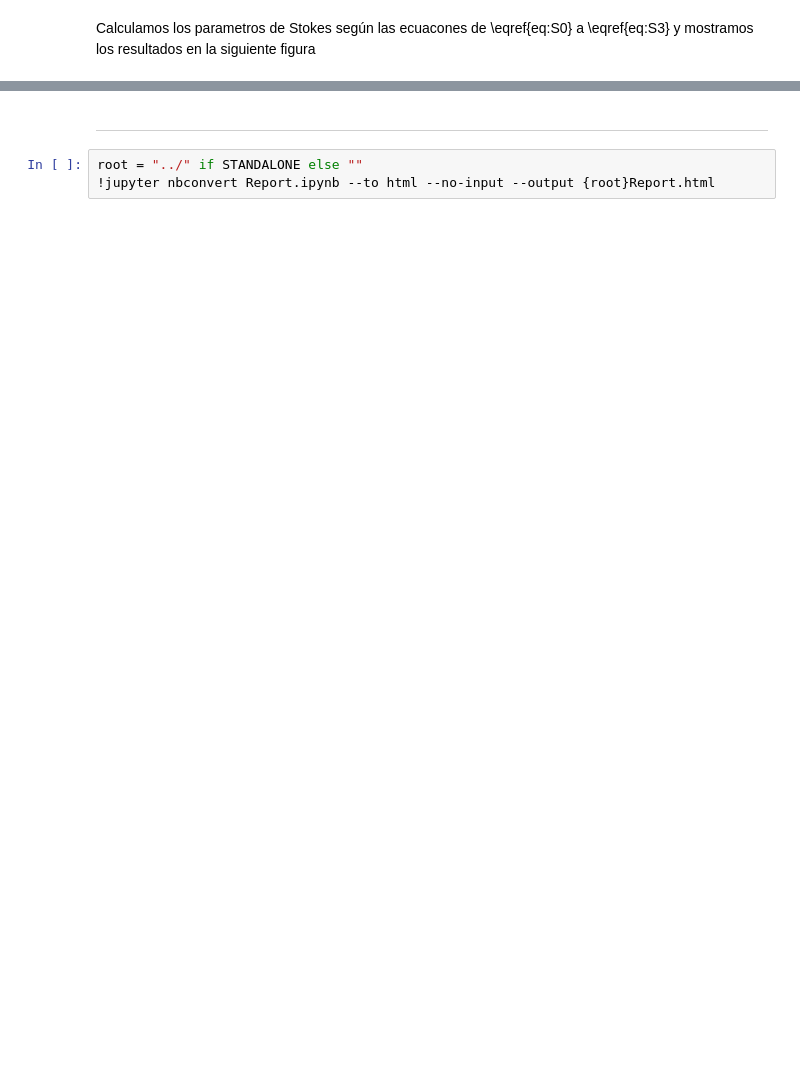
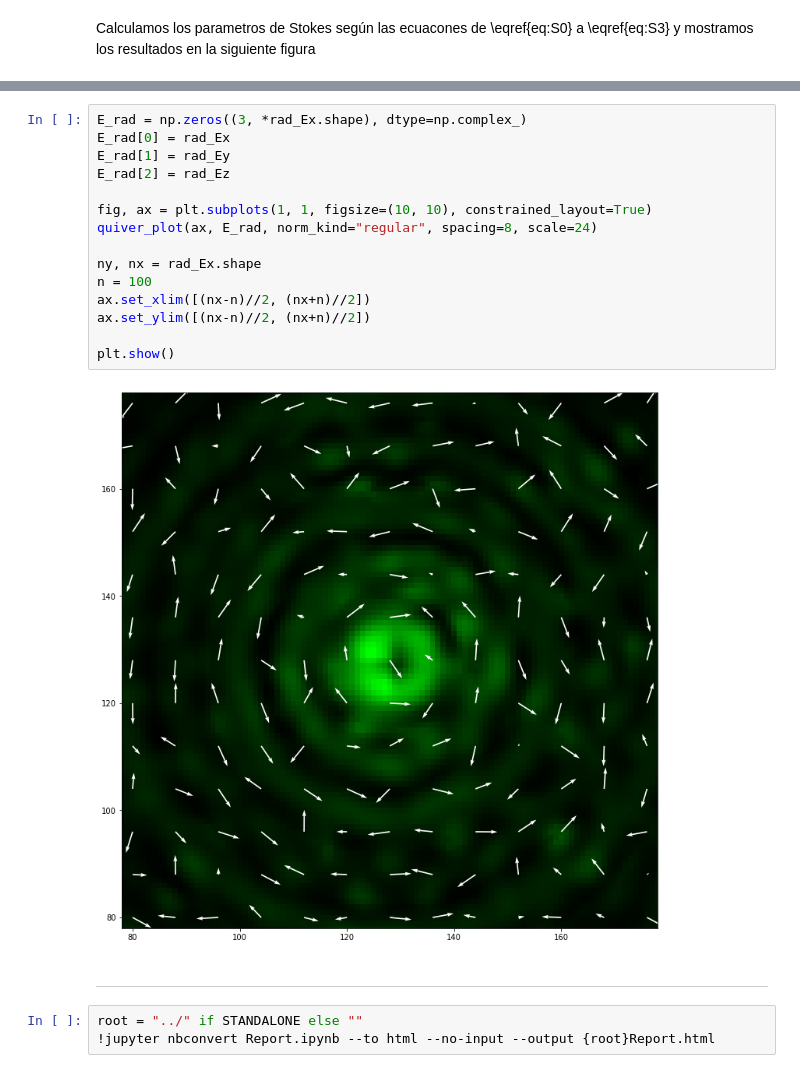
Before and after one commit to WavefrontEngUB/localStokes, a Jupyter notebook: Report.ipynb, the cells around one changed output, grey strips where cells are left out. Cells and saved outputs as stored; diff of their text form; blank space fills up the shorter version.

```diff
--- a/Report.ipynb
+++ b/Report.ipynb
@@ -469,3 +500,20 @@ Figure 10: (Radial Pol.) 3D Stokes in the PQ-basis and the numerical calculation
+# %%
+E_rad = np.zeros((3, *rad_Ex.shape), dtype=np.complex_)
+E_rad[0] = rad_Ex
+E_rad[1] = rad_Ey
+E_rad[2] = rad_Ez
+
+fig, ax = plt.subplots(1, 1, figsize=(10, 10), constrained_layout=True)
+quiver_plot(ax, E_rad, norm_kind="regular", spacing=8, scale=24)
+
+ny, nx = rad_Ex.shape
+n = 100
+ax.set_xlim([(nx-n)//2, (nx+n)//2])
+ax.set_ylim([(nx-n)//2, (nx+n)//2])
+
+plt.show()
+# %% [output]
+[figure, added]
 # %% [markdown]
 <hr>
 # %%
```
Also changed, not shown: parts of 15 cells of this notebook.
